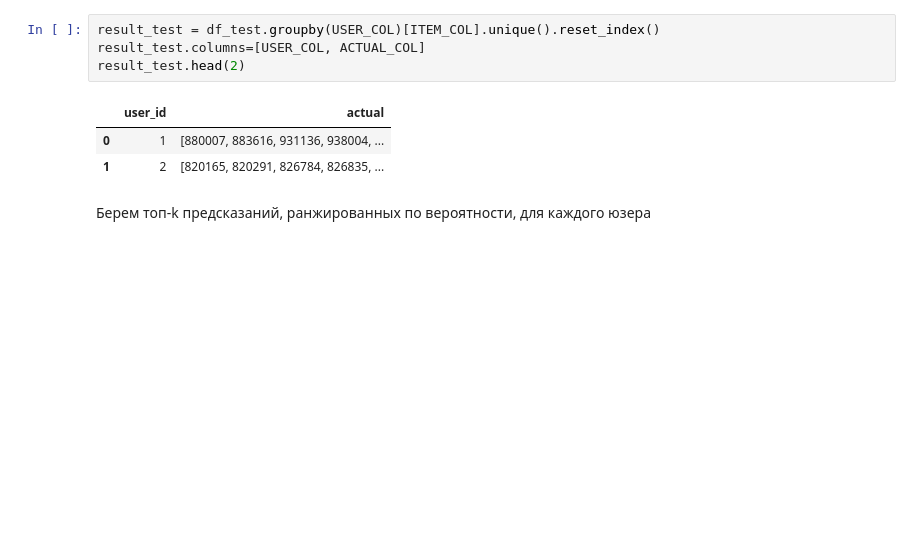
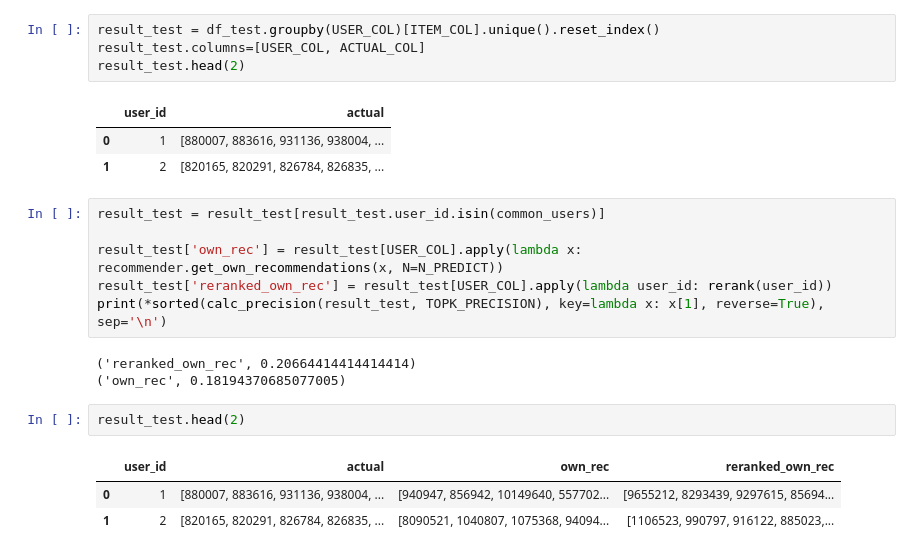
Before and after one commit to SVM71/Rec_sys_homework_10_2021, a Jupyter notebook: cursovoy/course_project.ipynb, the cells around one changed output. Saved outputs shown, nothing was run; the diff lists cells and outputs as text; blank space fills up the shorter version.

```diff
--- a/cursovoy/course_project.ipynb
+++ b/cursovoy/course_project.ipynb
@@ -639,5 +642,18 @@ result_test.head(2)
 |  | user_id | actual |
 | 0 | 1 | [880007, 883616, 931136, 938004, ... |
 | 1 | 2 | [820165, 820291, 826784, 826835, ... |
-# %% [markdown]
-Берем топ-k предсказаний, ранжированных по вероятности, для каждого юзера
+# %%
+result_test = result_test[result_test.user_id.isin(common_users)]
+
+result_test['own_rec'] = result_test[USER_COL].apply(lambda x: recommender.get_own_recommendations(x, N=N_PREDICT))
+result_test['reranked_own_rec'] = result_test[USER_COL].apply(lambda user_id: rerank(user_id))
+print(*sorted(calc_precision(result_test, TOPK_PRECISION), key=lambda x: x[1], reverse=True), sep='\n')
+# %% [output]
+('reranked_own_rec', 0.20664414414414414)
+('own_rec', 0.18194370685077005)
+# %%
+result_test.head(2)
+# %% [output]
+|  | user_id | actual | own_rec | reranked_own_rec |
+| 0 | 1 | [880007, 883616, 931136, 938004, ... | [940947, 856942, 10149640, 557702... | [9655212, 8293439, 9297615, 85694... |
+| 1 | 2 | [820165, 820291, 826784, 826835, ... | [8090521, 1040807, 1075368, 94094... | [1106523, 990797, 916122, 885023,... |
```
Also changed, not shown: parts of 11 cells of this notebook.
